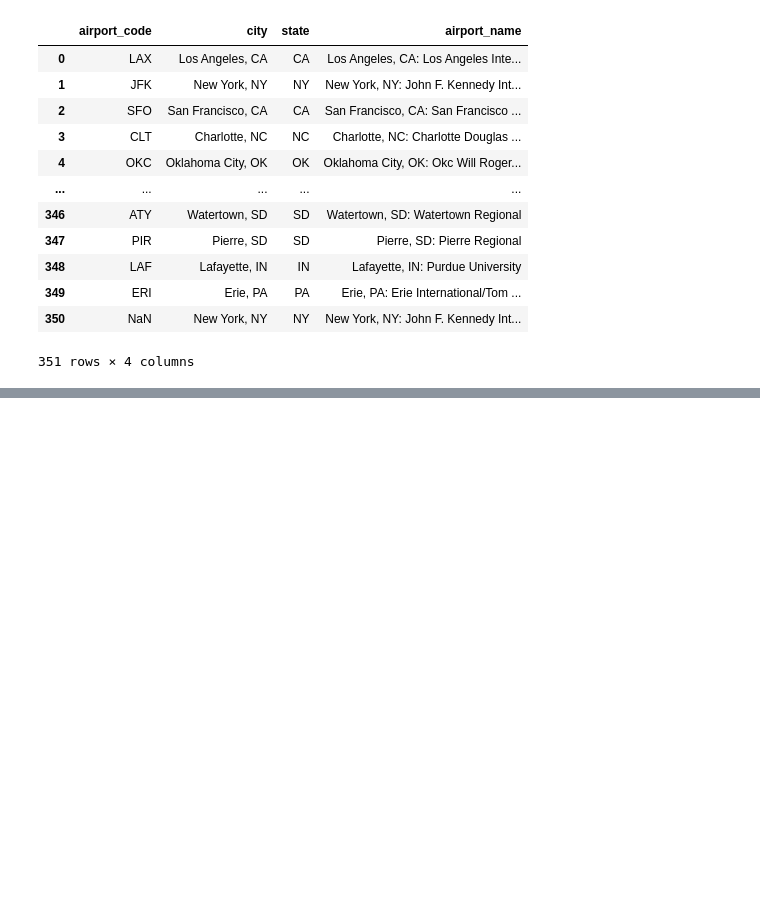
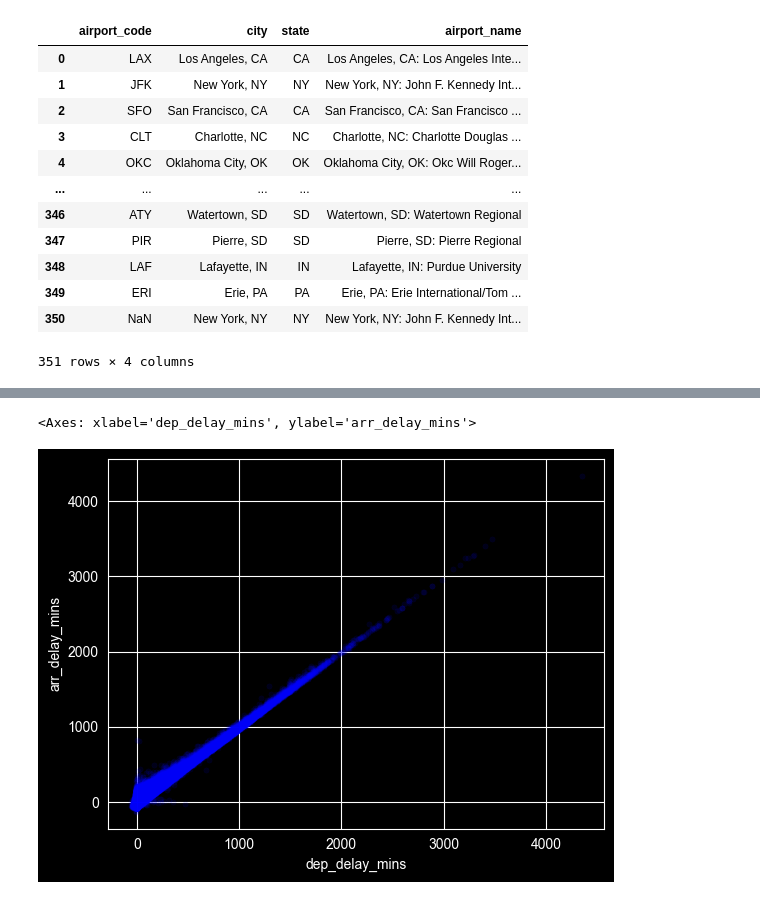
Before and after one commit to ganning127/NORP-aviation-datasets, a Jupyter notebook: BTS-airplane-delays/BTS_cleaning.ipynb, the cells around one changed output, grey strips where cells are left out. Cells and saved outputs as stored; diff of their text form; code cells hidden in the pictures; blank space fills up the shorter version.

```diff
--- a/BTS-airplane-delays/BTS_cleaning.ipynb
+++ b/BTS-airplane-delays/BTS_cleaning.ipynb
@@ -318,0 +357,15 @@ flights_df[flights_df['scheduled_flight_time_mins'].isnull()]
+# %%
+operated_flights = flights_df[flights_df['is_cancelled'] == 0]
+
+sns.scatterplot(
+    data=operated_flights,
+    x='dep_delay_mins',
+    y='arr_delay_mins',
+    alpha=0.1,   # Makes points transparent to show density
+    s=15,        # Small point size
+    color='blue',
+    edgecolor=None
+)
+# %% [output]
+<Axes: xlabel='dep_delay_mins', ylabel='arr_delay_mins'>
+[figure, added]
```
Also changed, not shown: parts of 10 cells of this notebook.
